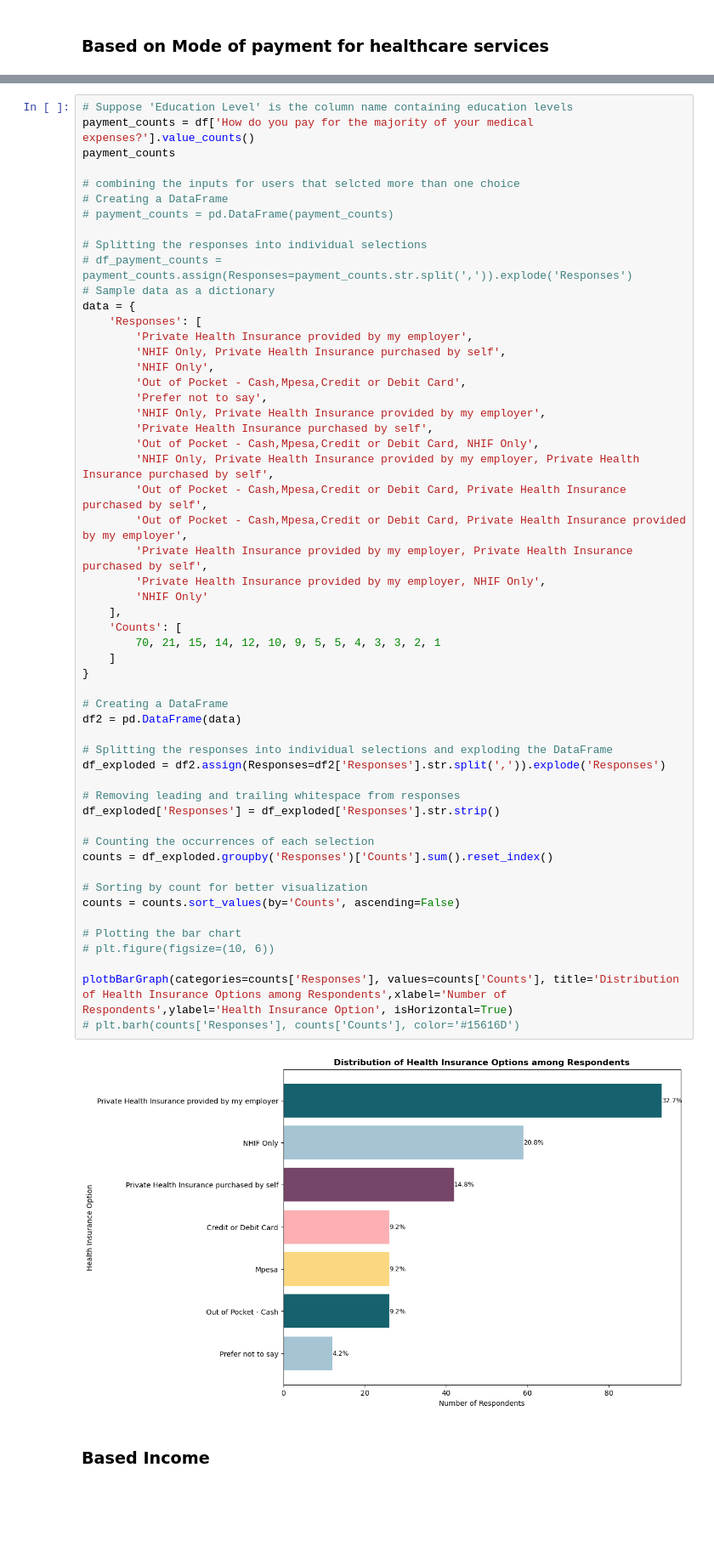
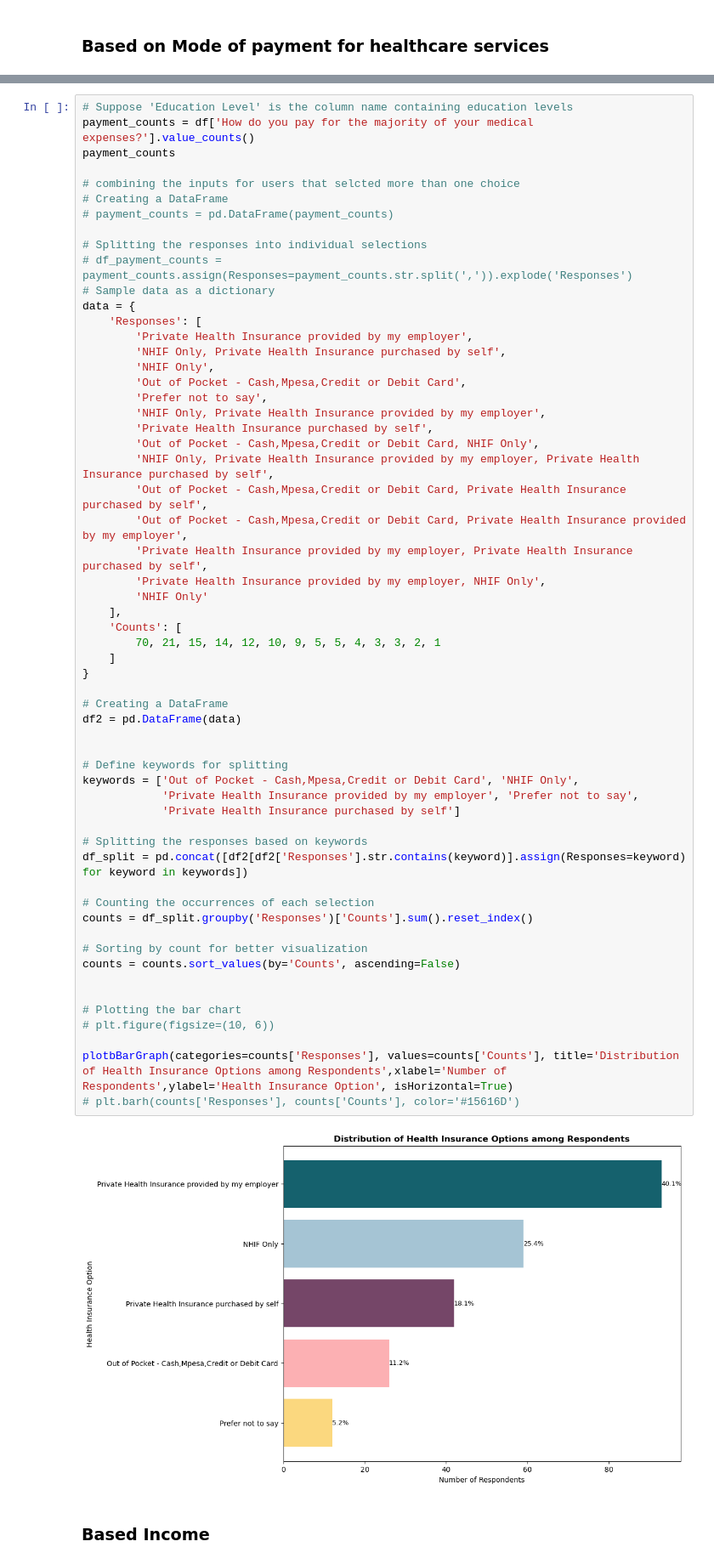
Before and after one commit to Lorraine254/likertScaleAnalysis, a Jupyter notebook: analysis_v1.ipynb, the cells around one changed output, grey strips where cells are left out. Shown: that part at 85% size. Cells and saved outputs as stored; diff of their text form; blank space fills up the shorter version.

```diff
--- a/analysis_v1.ipynb
+++ b/analysis_v1.ipynb
@@ -265,39 +287,43 @@ data = {
         'Private Health Insurance purchased by self',
         'Out of Pocket - Cash,Mpesa,Credit or Debit Card, NHIF Only',
         'NHIF Only, Private Health Insurance provided by my employer, Private Health Insurance purchased by self',
         'Out of Pocket - Cash,Mpesa,Credit or Debit Card, Private Health Insurance purchased by self',
         'Out of Pocket - Cash,Mpesa,Credit or Debit Card, Private Health Insurance provided by my employer',
         'Private Health Insurance provided by my employer, Private Health Insurance purchased by self',
         'Private Health Insurance provided by my employer, NHIF Only',
         'NHIF Only'
     ],
     'Counts': [
         70, 21, 15, 14, 12, 10, 9, 5, 5, 4, 3, 3, 2, 1
     ]
 }
 
 # Creating a DataFrame
 df2 = pd.DataFrame(data)
 
-# Splitting the responses into individual selections and exploding the DataFrame
-df_exploded = df2.assign(Responses=df2['Responses'].str.split(',')).explode('Responses')
 
-# Removing leading and trailing whitespace from responses
-df_exploded['Responses'] = df_exploded['Responses'].str.strip()
+# Define keywords for splitting
+keywords = ['Out of Pocket - Cash,Mpesa,Credit or Debit Card', 'NHIF Only',
+            'Private Health Insurance provided by my employer', 'Prefer not to say',
+            'Private Health Insurance purchased by self']
+
+# Splitting the responses based on keywords
+df_split = pd.concat([df2[df2['Responses'].str.contains(keyword)].assign(Responses=keyword) for keyword in keywords])
 
 # Counting the occurrences of each selection
-counts = df_exploded.groupby('Responses')['Counts'].sum().reset_index()
+counts = df_split.groupby('Responses')['Counts'].sum().reset_index()
 
 # Sorting by count for better visualization
 counts = counts.sort_values(by='Counts', ascending=False)
+
 
 # Plotting the bar chart
 # plt.figure(figsize=(10, 6))
 
 plotbBarGraph(categories=counts['Responses'], values=counts['Counts'], title='Distribution of Health Insurance Options among Respondents',xlabel='Number of Respondents',ylabel='Health Insurance Option', isHorizontal=True)
 # plt.barh(counts['Responses'], counts['Counts'], color='#15616D')
 # %% [output]
-[figure, old version]
+[figure, new version]
 # %% [markdown]
 ### Based Income
 # %%
```
Also changed, not shown: parts of 6 cells of this notebook.
